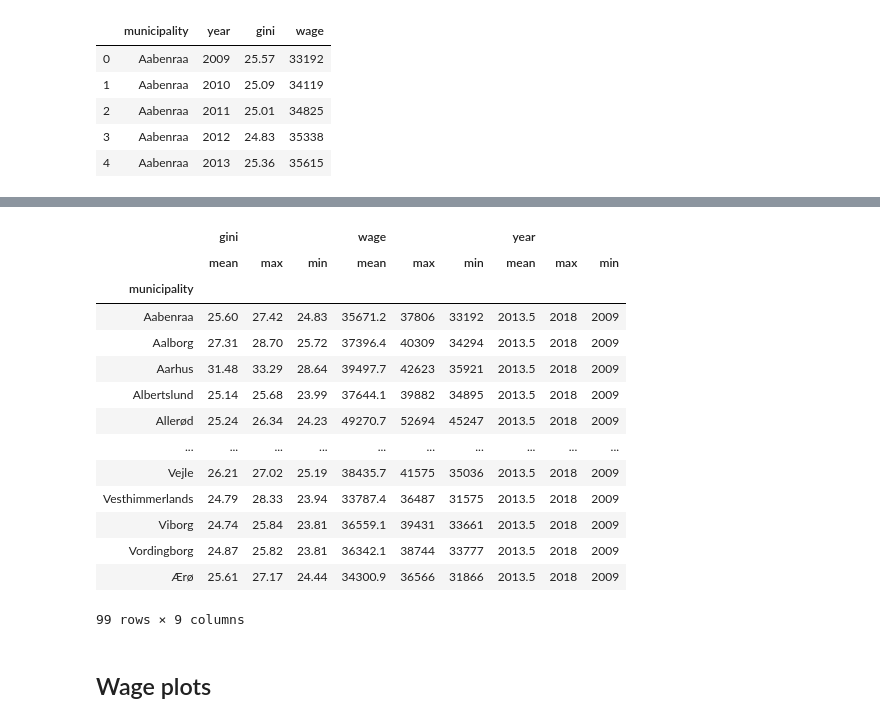
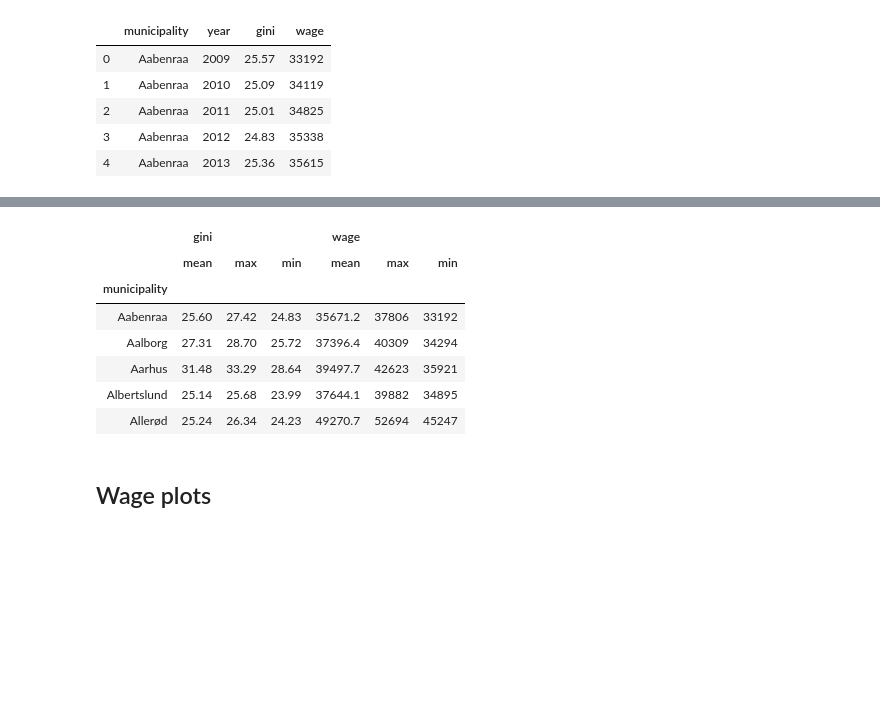
Before and after one commit to NumEconCopenhagen/projects-2020-tobiasharald, a Jupyter notebook: dataproject/dataproject.ipynb, the cells around one changed output, grey strips where cells are left out. Cells and saved outputs as stored; diff of their text form; code cells hidden in the pictures; blank space fills up the shorter version.

```diff
--- a/dataproject/dataproject.ipynb
+++ b/dataproject/dataproject.ipynb
@@ -216,23 +198,18 @@ joinboth2.groupby(['year']).agg(['mean','max','min']).round(2)
 # %%
 #In this table we look at mean, min and max for each municipality.
 joinboth3 = joinboth.groupby(['municipality','gini','wage']).sum().reset_index()
-joinboth3.groupby(['municipality']).agg(['mean','max','min']).round(2)
+jb3=joinboth3.groupby(['municipality']).agg(['mean','max','min']).round(2)
+jb3.drop('year', axis=1, inplace=True)
+jb3.head(5)
 # %% [output]
-|  | gini |  |  | wage |  |  | year |  |  |
-|  | mean | max | min | mean | max | min | mean | max | min |
-| municipality |  |  |  |  |  |  |  |  |  |
-| Aabenraa | 25.60 | 27.42 | 24.83 | 35671.2 | 37806 | 33192 | 2013.5 | 2018 | 2009 |
-| Aalborg | 27.31 | 28.70 | 25.72 | 37396.4 | 40309 | 34294 | 2013.5 | 2018 | 2009 |
-| Aarhus | 31.48 | 33.29 | 28.64 | 39497.7 | 42623 | 35921 | 2013.5 | 2018 | 2009 |
-| Albertslund | 25.14 | 25.68 | 23.99 | 37644.1 | 39882 | 34895 | 2013.5 | 2018 | 2009 |
-| Allerød | 25.24 | 26.34 | 24.23 | 49270.7 | 52694 | 45247 | 2013.5 | 2018 | 2009 |
-| ... | ... | ... | ... | ... | ... | ... | ... | ... | ... |
-| Vejle | 26.21 | 27.02 | 25.19 | 38435.7 | 41575 | 35036 | 2013.5 | 2018 | 2009 |
-| Vesthimmerlands | 24.79 | 28.33 | 23.94 | 33787.4 | 36487 | 31575 | 2013.5 | 2018 | 2009 |
-| Viborg | 24.74 | 25.84 | 23.81 | 36559.1 | 39431 | 33661 | 2013.5 | 2018 | 2009 |
-| Vordingborg | 24.87 | 25.82 | 23.81 | 36342.1 | 38744 | 33777 | 2013.5 | 2018 | 2009 |
-| Ærø | 25.61 | 27.17 | 24.44 | 34300.9 | 36566 | 31866 | 2013.5 | 2018 | 2009 |
+|  | gini |  |  | wage |  |  |
+|  | mean | max | min | mean | max | min |
+| municipality |  |  |  |  |  |  |
+| Aabenraa | 25.60 | 27.42 | 24.83 | 35671.2 | 37806 | 33192 |
+| Aalborg | 27.31 | 28.70 | 25.72 | 37396.4 | 40309 | 34294 |
+| Aarhus | 31.48 | 33.29 | 28.64 | 39497.7 | 42623 | 35921 |
+| Albertslund | 25.14 | 25.68 | 23.99 | 37644.1 | 39882 | 34895 |
+| Allerød | 25.24 | 26.34 | 24.23 | 49270.7 | 52694 | 45247 |
-99 rows × 9 columns
 # %% [markdown]
 ## Wage plots
 # %% [markdown]
```
Also changed, not shown: parts of 11 cells of this notebook.
